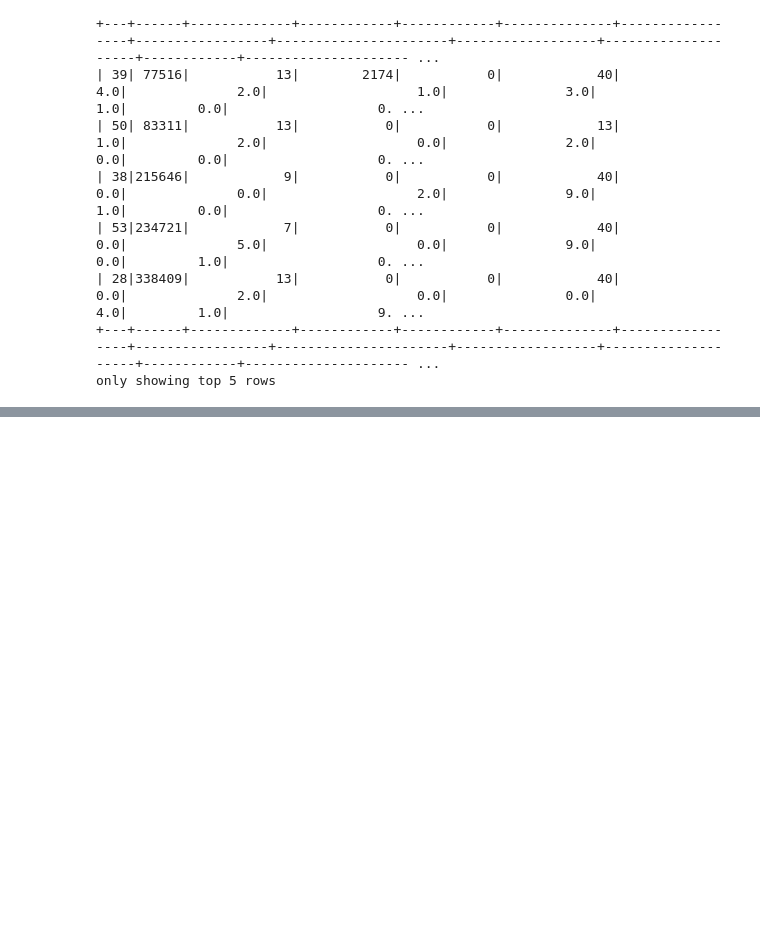
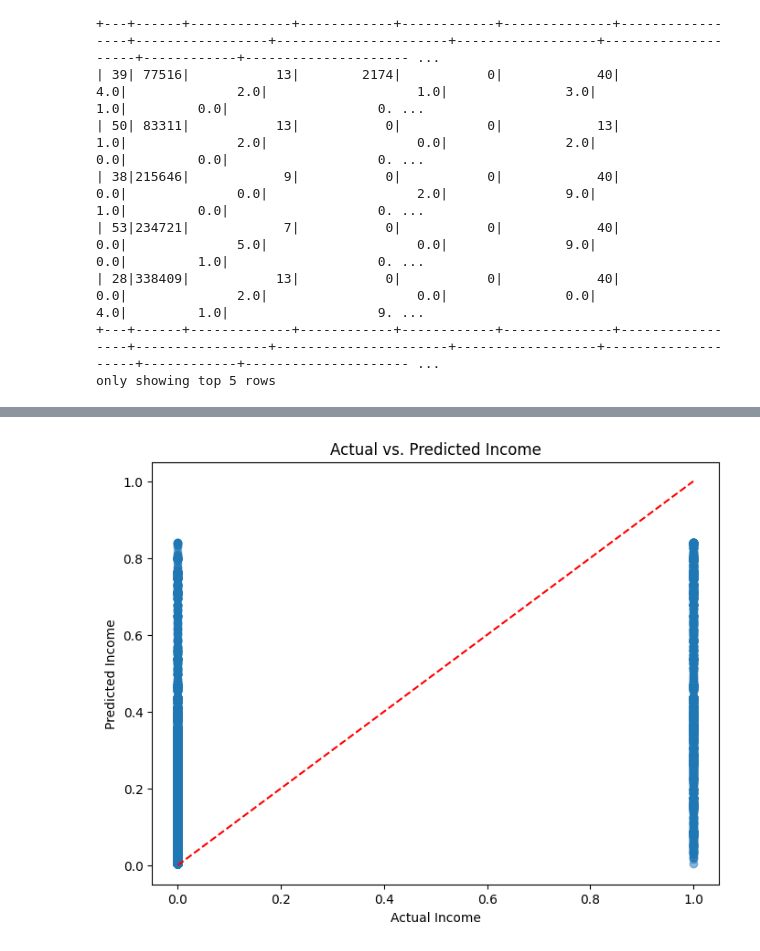
Before and after one commit to firarru/PySpark, a Jupyter notebook: Assesmen_CLO3_Kelompok_4.ipynb, the cells around one changed output, grey strips where cells are left out. Saved outputs shown, nothing was run; the diff lists cells and outputs as text; code cells hidden in the pictures; blank space fills up the shorter version.

```diff
--- a/Assesmen_CLO3_Kelompok_4.ipynb
+++ b/Assesmen_CLO3_Kelompok_4.ipynb
@@ -334,0 +483,14 @@ only showing top 5 rows
+# %%
+# Convert the Spark DataFrame to a Pandas DataFrame for easier plotting
+predictions_pd = predictions.select("income_indexed", "prediction").toPandas()
+
+# Create the plot
+plt.figure(figsize=(8, 6))
+plt.scatter(predictions_pd["income_indexed"], predictions_pd["prediction"], alpha=0.5)
+plt.xlabel("Actual Income")
+plt.ylabel("Predicted Income")
+plt.title("Actual vs. Predicted Income")
+plt.plot([0, 1], [0, 1], color='red', linestyle='--') # Add a diagonal line for reference
+plt.show()
+# %% [output]
+[figure, added]
```
Also changed, not shown: parts of 15 cells of this notebook.
